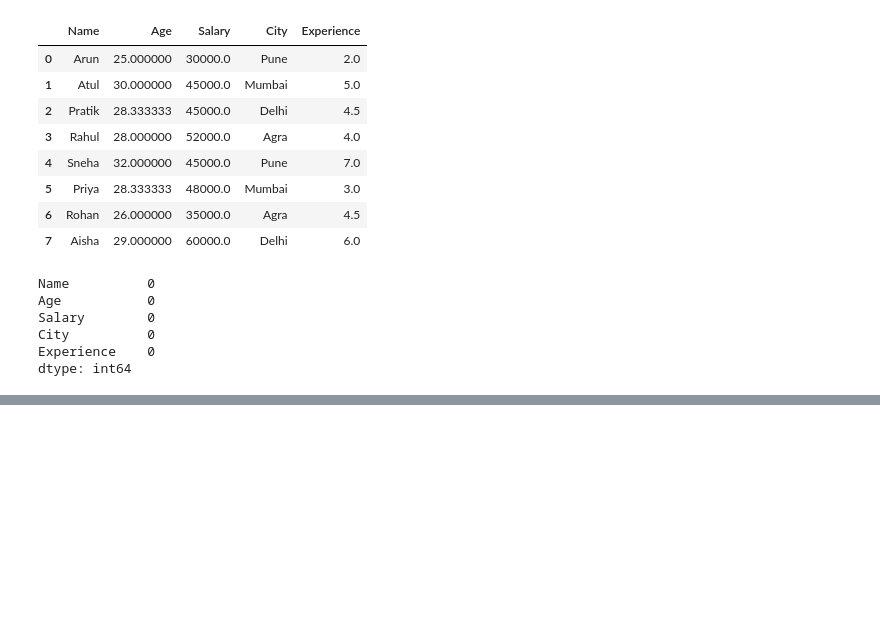
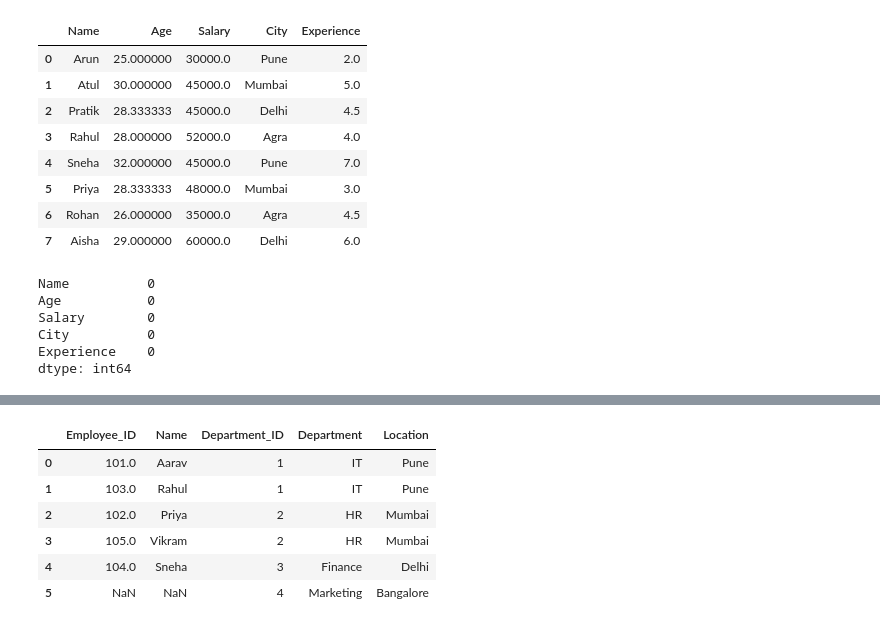
Before and after one commit to pamithkodekal/Python, a Jupyter notebook: pandasNotebook/Pandas.ipynb, the cells around one changed output, grey strips where cells are left out. Saved outputs shown, nothing was run; the diff lists cells and outputs as text; code cells hidden in the pictures; blank space fills up the shorter version.

Commit message:
Performed Merge

```diff
--- a/pandasNotebook/Pandas.ipynb
+++ b/pandasNotebook/Pandas.ipynb
@@ -368,0 +373,8 @@ dtype: int64
+# %%
+df1 = pd.DataFrame({
+    "Employee_ID": [101, 102, 103, 104, 105],
+    "Name": ["Aarav", "Priya", "Rahul", "Sneha", "Vikram"],
+    "Department_ID": [1, 2, 1, 3, 2]
+})
+
+df1
@@ -368,0 +388,8 @@ dtype: int64
+# %%
+df2 = pd.DataFrame({
+    "Department_ID": [1, 2, 3, 4],
+    "Department": ["IT", "HR", "Finance", "Marketing"],
+    "Location": ["Pune", "Mumbai", "Delhi", "Bangalore"]
+})
+
+df2
@@ -368,0 +411,10 @@ dtype: int64
+# %%
+pd.merge(df1, df2, on="Department_ID", how="outer")
+# %% [output]
+|  | Employee_ID | Name | Department_ID | Department | Location |
+| 0 | 101.0 | Aarav | 1 | IT | Pune |
+| 1 | 103.0 | Rahul | 1 | IT | Pune |
+| 2 | 102.0 | Priya | 2 | HR | Mumbai |
+| 3 | 105.0 | Vikram | 2 | HR | Mumbai |
+| 4 | 104.0 | Sneha | 3 | Finance | Delhi |
+| 5 | NaN | NaN | 4 | Marketing | Bangalore |
```
Also changed, not shown: parts of 5 cells of this notebook.
